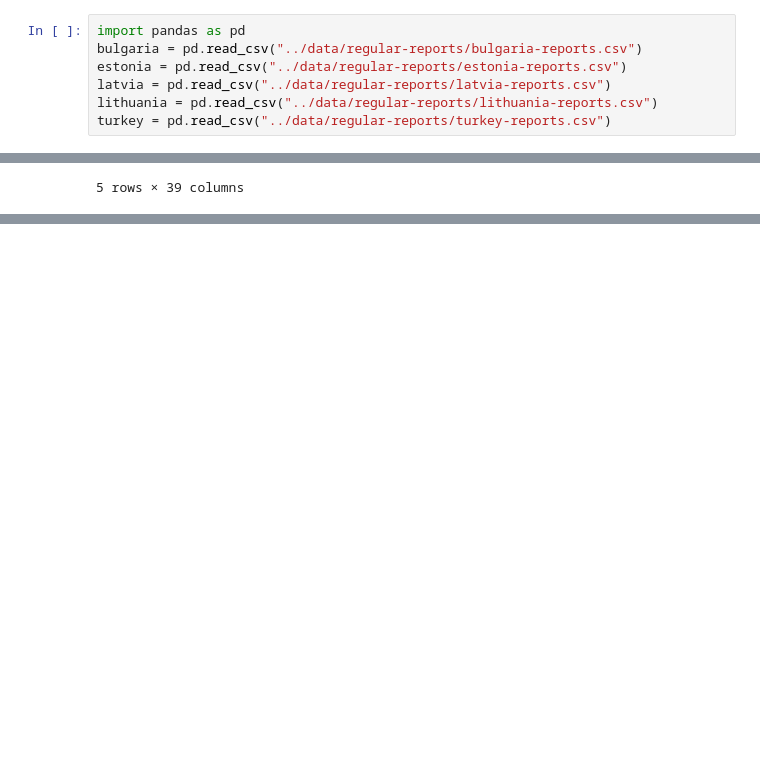
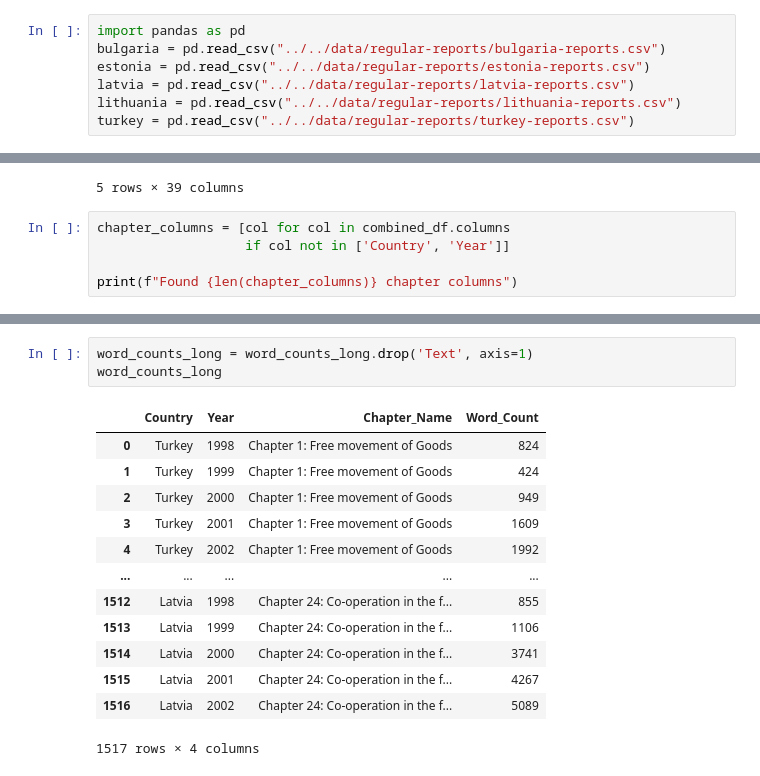
Before and after one commit to dk3934/copenhagen-criteria, a Jupyter notebook: code/mere-description/reformat_dfs.ipynb, the cells around one changed output, grey strips where cells are left out. Drawn from its saved outputs; the diff is of its cells as text; blank space fills up the shorter version.

```diff
--- a/code/mere-description/reformat_dfs.ipynb
+++ b/code/mere-description/reformat_dfs.ipynb
@@ -1,10 +1,10 @@
 # %%
 import pandas as pd
-bulgaria = pd.read_csv("../data/regular-reports/bulgaria-reports.csv")
-estonia = pd.read_csv("../data/regular-reports/estonia-reports.csv")
-latvia = pd.read_csv("../data/regular-reports/latvia-reports.csv")
-lithuania = pd.read_csv("../data/regular-reports/lithuania-reports.csv")
-turkey = pd.read_csv("../data/regular-reports/turkey-reports.csv")
+bulgaria = pd.read_csv("../../data/regular-reports/bulgaria-reports.csv")
+estonia = pd.read_csv("../../data/regular-reports/estonia-reports.csv")
+latvia = pd.read_csv("../../data/regular-reports/latvia-reports.csv")
+lithuania = pd.read_csv("../../data/regular-reports/lithuania-reports.csv")
+turkey = pd.read_csv("../../data/regular-reports/turkey-reports.csv")
 # %%
 dfs = [turkey, bulgaria, lithuania, estonia, latvia]
 filtered_dfs = []
@@ -23,3 +23,8 @@ combined_df.head()
 | 3 | Turkey | 2001 | Since the last Regular Report Tur... | The reporting period has not seen... | Turkey has made moderate progress... | ... |
 | 4 | Turkey | 2002 | Progress since the last Regular R... | Progress since the last Regular R... | Progress since the last Regular R... | ... |
 5 rows × 39 columns
+# %%
+chapter_columns = [col for col in combined_df.columns
+                   if col not in ['Country', 'Year']]
+
+print(f"Found {len(chapter_columns)} chapter columns")
@@ -25,0 +48,17 @@ combined_df.head()
+# %%
+word_counts_long = word_counts_long.drop('Text', axis=1)
+word_counts_long
+# %% [output]
+|  | Country | Year | Chapter_Name | Word_Count |
+| 0 | Turkey | 1998 | Chapter 1: Free movement of Goods | 824 |
+| 1 | Turkey | 1999 | Chapter 1: Free movement of Goods | 424 |
+| 2 | Turkey | 2000 | Chapter 1: Free movement of Goods | 949 |
+| 3 | Turkey | 2001 | Chapter 1: Free movement of Goods | 1609 |
+| 4 | Turkey | 2002 | Chapter 1: Free movement of Goods | 1992 |
+| ... | ... | ... | ... | ... |
+| 1512 | Latvia | 1998 | Chapter 24: Co-operation in the f... | 855 |
+| 1513 | Latvia | 1999 | Chapter 24: Co-operation in the f... | 1106 |
+| 1514 | Latvia | 2000 | Chapter 24: Co-operation in the f... | 3741 |
+| 1515 | Latvia | 2001 | Chapter 24: Co-operation in the f... | 4267 |
+| 1516 | Latvia | 2002 | Chapter 24: Co-operation in the f... | 5089 |
+1517 rows × 4 columns
```
Also changed, not shown: parts of 19 cells of this notebook, 6 other files.
